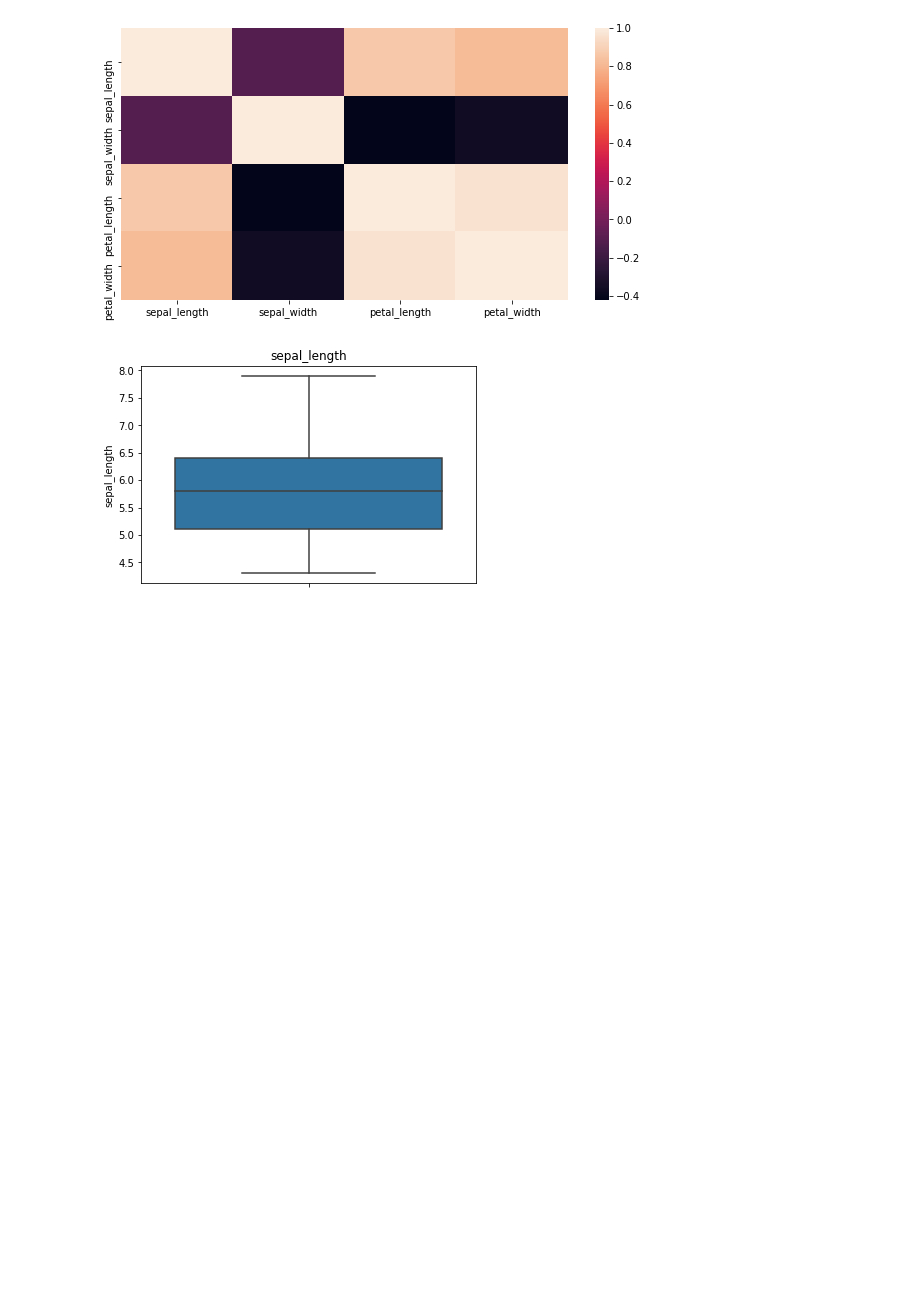
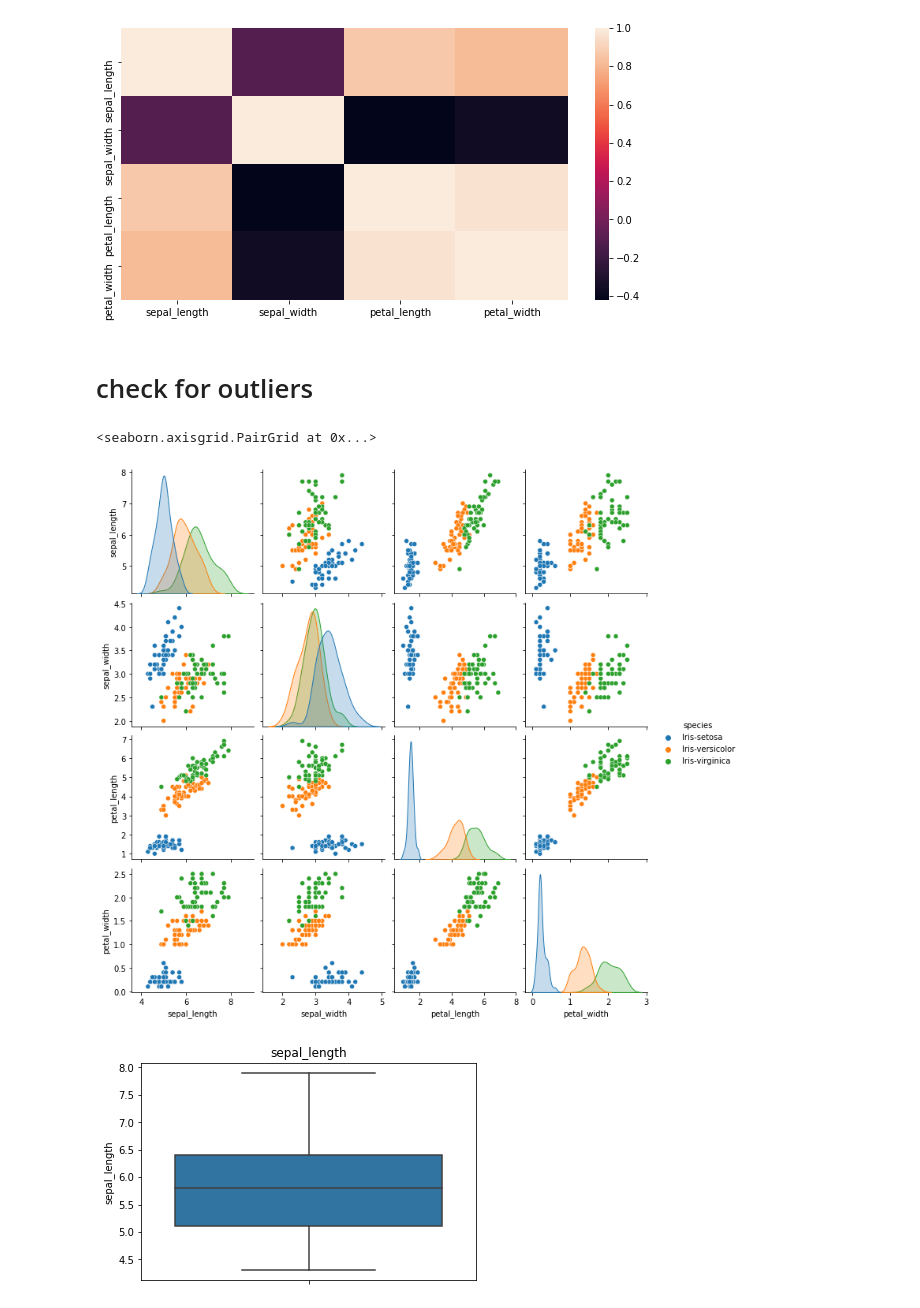
Before and after one commit to mikemoore26/Iris, a Jupyter notebook: IRis_one.ipynb, the cells around one changed output. Drawn from its saved outputs; the diff is of its cells as text; code cells hidden in the pictures; blank space fills up the shorter version.

```diff
--- a/IRis_one.ipynb
+++ b/IRis_one.ipynb
@@ -77,3 +87,10 @@ sns.heatmap(data=data.drop(target,1).corr())
+# %% [markdown]
+# check for outliers
+# %%
+sns.pairplot(data,hue=target)
+# %% [output]
+<seaborn.axisgrid.PairGrid at 0x...>
+[figure, added]
 # %%
 for i in X.columns:
     df = data.copy()
```
Also changed, not shown: parts of 9 cells of this notebook.
